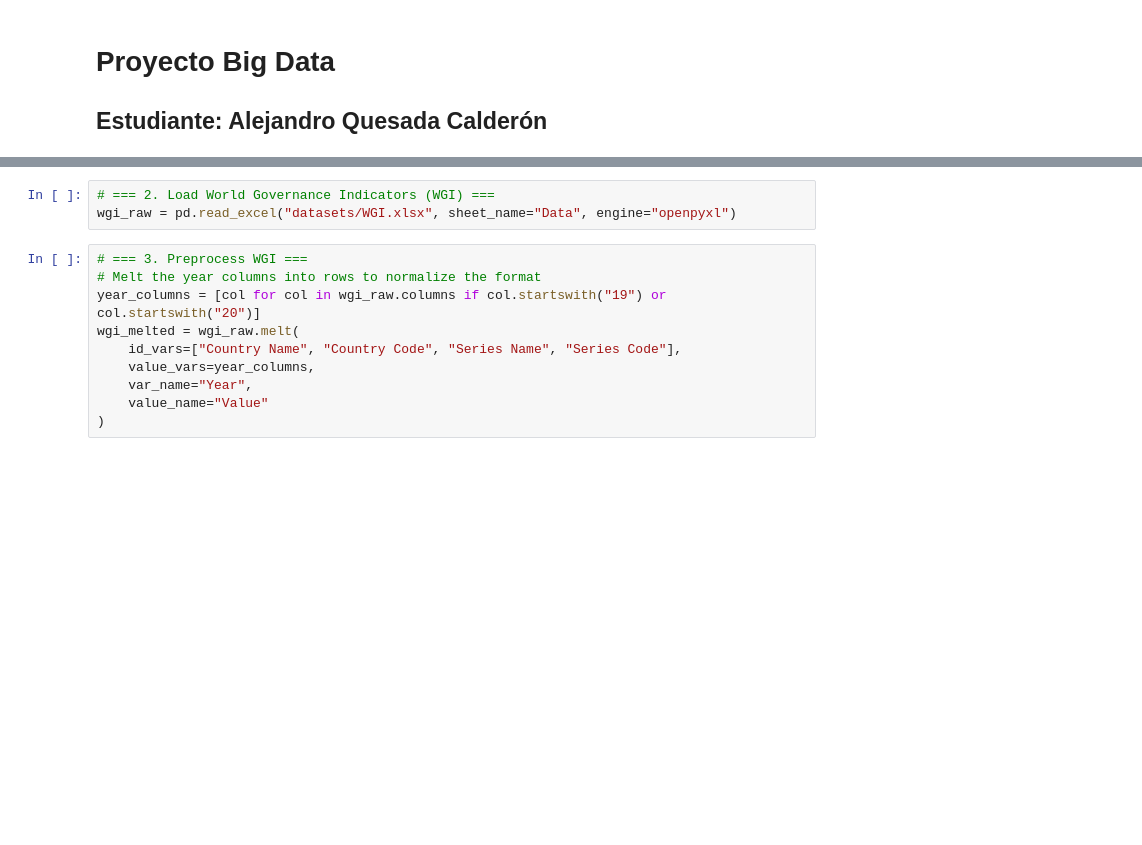
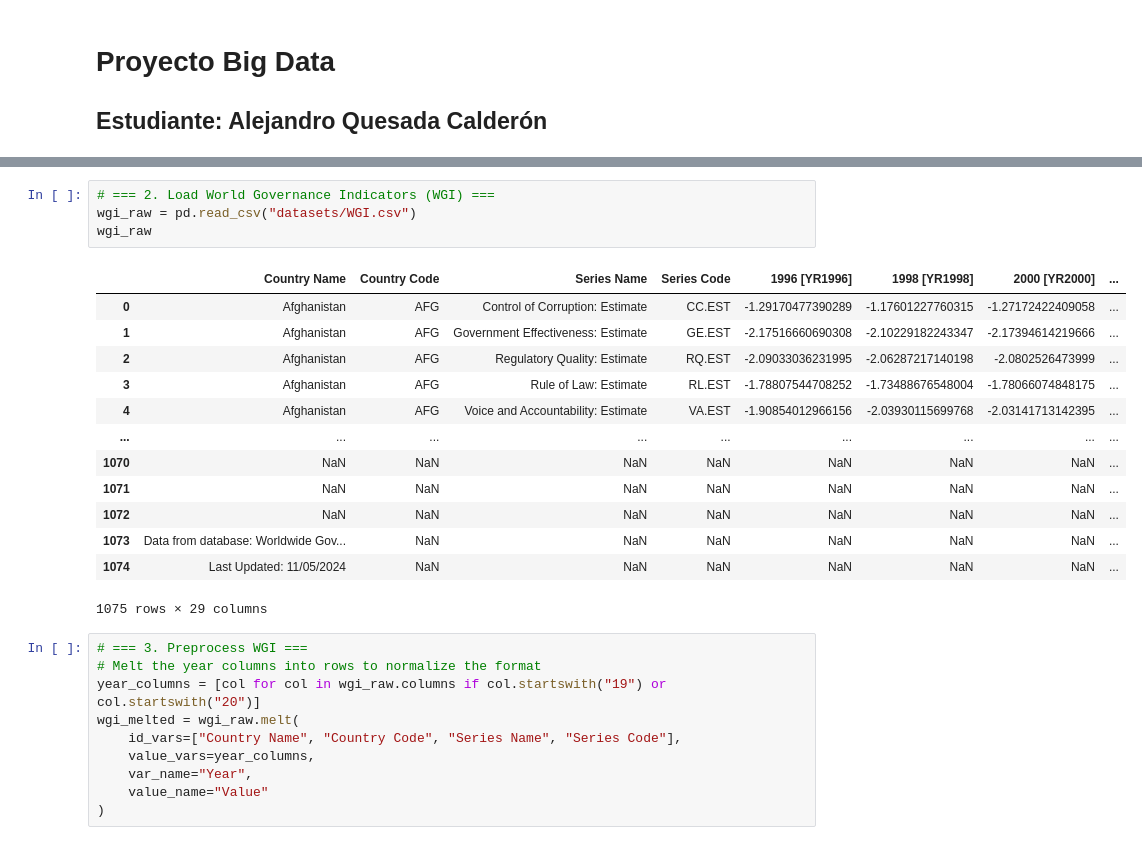
Before and after one commit to AleQuesada2012/big-data-project, a Jupyter notebook: MainProj.ipynb, the cells around one changed output, grey strips where cells are left out. Saved outputs shown, nothing was run; the diff lists cells and outputs as text; blank space fills up the shorter version.

```diff
--- a/MainProj.ipynb
+++ b/MainProj.ipynb
@@ -198,6 +25,21 @@ gtd = pd.read_excel("datasets/GTD.xlsx", engine='openpyxl')
 # %%
 # === 2. Load World Governance Indicators (WGI) ===
-wgi_raw = pd.read_excel("datasets/WGI.xlsx", sheet_name="Data", engine="openpyxl")
+wgi_raw = pd.read_csv("datasets/WGI.csv")
+wgi_raw
+# %% [output]
+|  | Country Name | Country Code | Series Name | Series Code | 1996 [YR1996] | 1998 [YR1998] | 2000 [YR2000] | ... |
+| 0 | Afghanistan | AFG | Control of Corruption: Estimate | CC.EST | -1.29170477390289 | -1.17601227760315 | -1.27172422409058 | ... |
+| 1 | Afghanistan | AFG | Government Effectiveness: Estimate | GE.EST | -2.17516660690308 | -2.10229182243347 | -2.17394614219666 | ... |
+| 2 | Afghanistan | AFG | Regulatory Quality: Estimate | RQ.EST | -2.09033036231995 | -2.06287217140198 | -2.0802526473999 | ... |
+| 3 | Afghanistan | AFG | Rule of Law: Estimate | RL.EST | -1.78807544708252 | -1.73488676548004 | -1.78066074848175 | ... |
+| 4 | Afghanistan | AFG | Voice and Accountability: Estimate | VA.EST | -1.90854012966156 | -2.03930115699768 | -2.03141713142395 | ... |
+| ... | ... | ... | ... | ... | ... | ... | ... | ... |
+| 1070 | NaN | NaN | NaN | NaN | NaN | NaN | NaN | ... |
+| 1071 | NaN | NaN | NaN | NaN | NaN | NaN | NaN | ... |
+| 1072 | NaN | NaN | NaN | NaN | NaN | NaN | NaN | ... |
+| 1073 | Data from database: Worldwide Gov... | NaN | NaN | NaN | NaN | NaN | NaN | ... |
+| 1074 | Last Updated: 11/05/2024 | NaN | NaN | NaN | NaN | NaN | NaN | ... |
+1075 rows × 29 columns
 # %%
 # === 3. Preprocess WGI ===
 # Melt the year columns into rows to normalize the format
```
Also changed, not shown: parts of 19 cells of this notebook, 4 other files.
